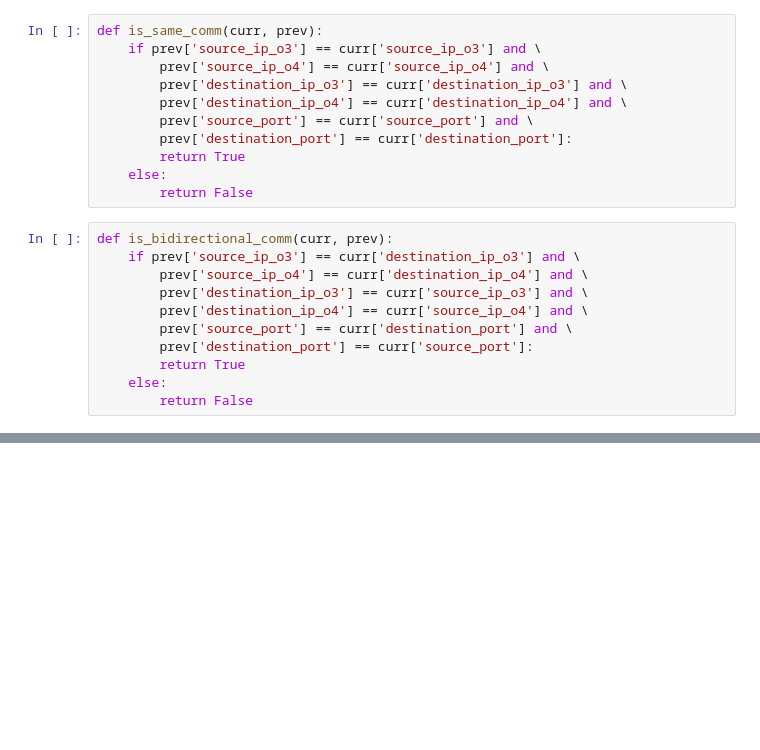
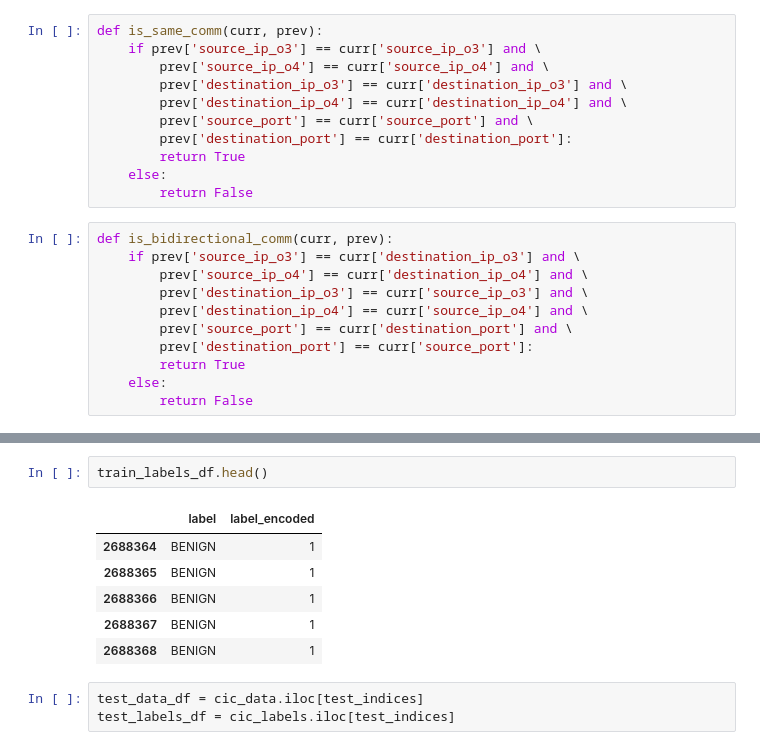
Before and after one commit to twseptian/Master_IPython, a Jupyter notebook: CIC Grouping.ipynb, the cells around one changed output, grey strips where cells are left out. Drawn from its saved outputs; the diff is of its cells as text; blank space fills up the shorter version.

```diff
--- a/CIC Grouping.ipynb
+++ b/CIC Grouping.ipynb
@@ -101,0 +175,12 @@ List of Lists legth: 2706605
+# %%
+train_labels_df.head()
+# %% [output]
+|  | label | label_encoded |
+| 2688364 | BENIGN | 1 |
+| 2688365 | BENIGN | 1 |
+| 2688366 | BENIGN | 1 |
+| 2688367 | BENIGN | 1 |
+| 2688368 | BENIGN | 1 |
+# %%
+test_data_df = cic_data.iloc[test_indices]
+test_labels_df = cic_labels.iloc[test_indices]
```
Also changed, not shown: parts of 15 cells of this notebook.
